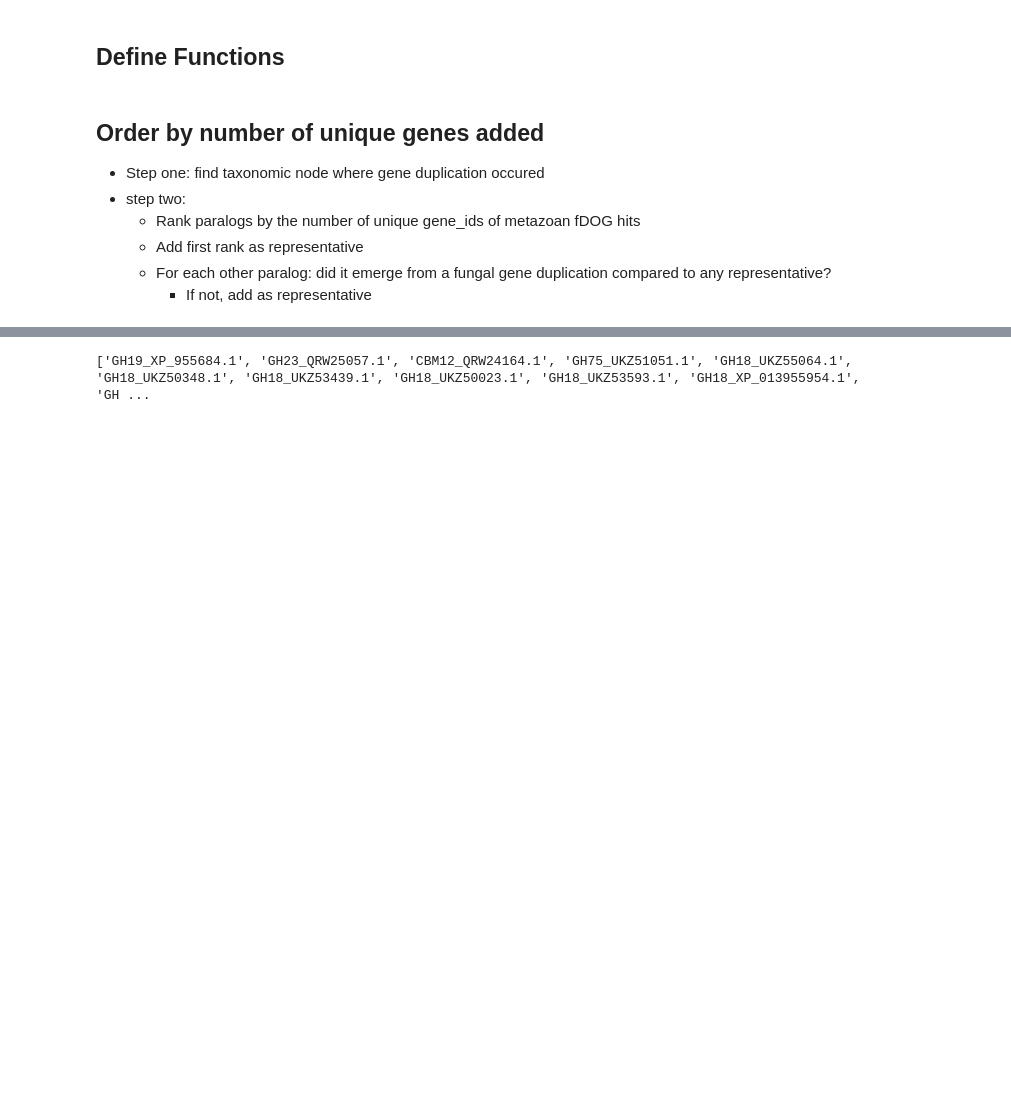
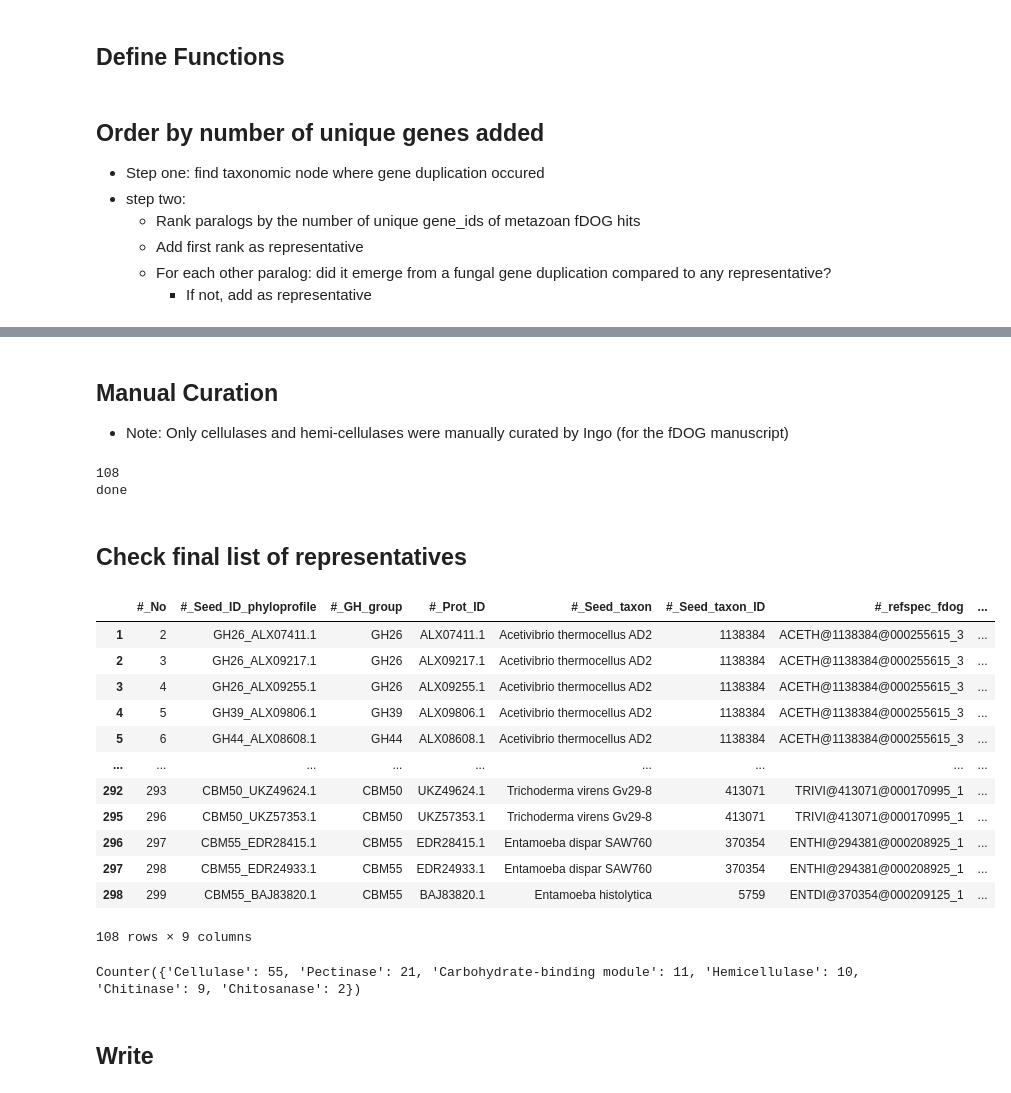
Before and after one commit to Faebbs/AutoLab_UMAP, a Jupyter notebook: analyses/representative_seedgenes/scripts/representative_by_fungal_geneduplication.ipynb, the cells around one changed output, grey strips where cells are left out. Cells and saved outputs as stored; diff of their text form; code cells hidden in the pictures; blank space fills up the shorter version.

Commit message:
added representative seedgenes analysis

```diff
--- a/analyses/representative_seedgenes/scripts/representative_by_fungal_geneduplication.ipynb
+++ b/analyses/representative_seedgenes/scripts/representative_by_fungal_geneduplication.ipynb
@@ -41,19 +89,13 @@ for key, count in uniprot_count.items():
 # %%
-from collections import defaultdict
-
-chitin_df = seeddf[~seeddf['#_Enzyme'].isin(['Cellulase', 'Hemicellulase', 'Pectinase'])]
-# chitin_df['#_Seed_ID_phyloprofile'] = chitin_df['#_GH_group'].str.cat(chitin_df['#_Prot_ID'], sep="_")
-
 
 taxid2seedgenes = {}
 taxid2groups = {}
-for taxid in chitin_df['#_Seed_taxon_ID'].unique():
-    tdf = chitin_df[chitin_df['#_Seed_taxon_ID'] == taxid]
+for taxid in seeddf['#_Seed_taxon_ID'].unique():
+    tdf = seeddf[seeddf['#_Seed_taxon_ID'] == taxid]
 
     taxid2seedgenes[taxid] = list(tdf['#_Seed_ID_phyloprofile'].unique())
     taxid2groups[taxid] = list(tdf['#_GH_group'].unique())
 
 print(taxid2seedgenes)
-
 print(taxid2groups)
 # %% [output]
@@ -88,5 +106,9 @@ pp.display()
 # %%
+pp = PhyloProfile(phyloprofile, from_custom=False, style='orthoid')
+ncbi = pp.ncbi
+
+# check that all expected seedgenes are in the profile
 for reftaxid, seedgenes in taxid2seedgenes.items():
     for seedgene in seedgenes:
-        if seedgene not in pp.matrix.index:
-            print(seedgene)
+        assert seedgene in pp.matrix.index, f'{seedgene} was not found in phyloprofile'
+pp.display()
@@ -263,5 +331,52 @@ CBM55: Added 2 representatives out of 2 paralogs
-# %%
-print(representatives)
-# %% [output]
-['GH19_XP_955684.1', 'GH23_QRW25057.1', 'CBM12_QRW24164.1', 'GH75_UKZ51051.1', 'GH18_UKZ55064.1', 'GH18_UKZ50348.1', 'GH18_UKZ53439.1', 'GH18_UKZ50023.1', 'GH18_UKZ53593.1', 'GH18_XP_013955954.1', 'GH ...
+# %% [markdown]
+## Manual Curation
+
+* Note: Only cellulases and hemi-cellulases were manually curated by Ingo (for the fDOG manuscript)
+# %%
+to_remove = [
+        'GH16_1_QRW16739.1',
+        'GH16_1_QRW21843.1',
+        'GH16_2_QRW24674.1',
+        'GH124_ALX08796.1',
+        'GH43_QRW15720.1',
+        'PL1_QRW18745.1',
+]
+for representative in to_remove:
+    if representative in representatives:
+        representatives.remove(representative)
+
+
+#with open('/home/felixl/PycharmProjects/cellulases/data/filtered/manual_curated_representatives.txt', 'w') as of:
+#    for representative in representatives:
+#        of.write(representative + '\n')
+print(len(set(representatives)))
+print('done')
+# %% [output]
+108
+done
+# %% [markdown]
+## Check final list of representatives
+# %%
+
+repdf = seeddf[seeddf['#_Seed_ID_phyloprofile'].isin(representatives)]
+display(repdf)
+
+print(Counter(repdf['#_Enzyme']))
+# %% [output]
+|  | #_No | #_Seed_ID_phyloprofile | #_GH_group | #_Prot_ID | #_Seed_taxon | #_Seed_taxon_ID | #_refspec_fdog | ... |
+| 1 | 2 | GH26_ALX07411.1 | GH26 | ALX07411.1 | Acetivibrio thermocellus AD2 | 1138384 | ACETH@1138384@000255615_3 | ... |
+| 2 | 3 | GH26_ALX09217.1 | GH26 | ALX09217.1 | Acetivibrio thermocellus AD2 | 1138384 | ACETH@1138384@000255615_3 | ... |
+| 3 | 4 | GH26_ALX09255.1 | GH26 | ALX09255.1 | Acetivibrio thermocellus AD2 | 1138384 | ACETH@1138384@000255615_3 | ... |
+| 4 | 5 | GH39_ALX09806.1 | GH39 | ALX09806.1 | Acetivibrio thermocellus AD2 | 1138384 | ACETH@1138384@000255615_3 | ... |
+| 5 | 6 | GH44_ALX08608.1 | GH44 | ALX08608.1 | Acetivibrio thermocellus AD2 | 1138384 | ACETH@1138384@000255615_3 | ... |
+| ... | ... | ... | ... | ... | ... | ... | ... | ... |
+| 292 | 293 | CBM50_UKZ49624.1 | CBM50 | UKZ49624.1 | Trichoderma virens Gv29-8 | 413071 | TRIVI@413071@000170995_1 | ... |
+| 295 | 296 | CBM50_UKZ57353.1 | CBM50 | UKZ57353.1 | Trichoderma virens Gv29-8 | 413071 | TRIVI@413071@000170995_1 | ... |
+| 296 | 297 | CBM55_EDR28415.1 | CBM55 | EDR28415.1 | Entamoeba dispar SAW760 | 370354 | ENTHI@294381@000208925_1 | ... |
+| 297 | 298 | CBM55_EDR24933.1 | CBM55 | EDR24933.1 | Entamoeba dispar SAW760 | 370354 | ENTHI@294381@000208925_1 | ... |
+| 298 | 299 | CBM55_BAJ83820.1 | CBM55 | BAJ83820.1 | Entamoeba histolytica | 5759 | ENTDI@370354@000209125_1 | ... |
+108 rows × 9 columns
+Counter({'Cellulase': 55, 'Pectinase': 21, 'Carbohydrate-binding module': 11, 'Hemicellulase': 10, 'Chitinase': 9, 'Chitosanase': 2})
+# %% [markdown]
+## Write
 # %%
```
Also changed, not shown: parts of 23 cells of this notebook, 7 other files.
